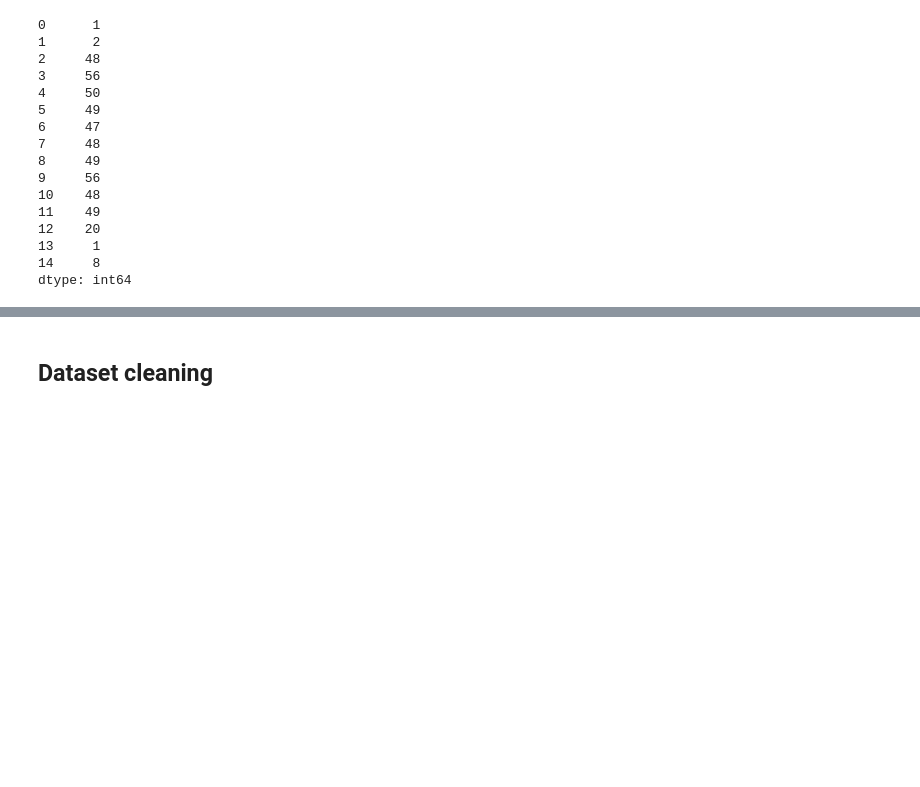
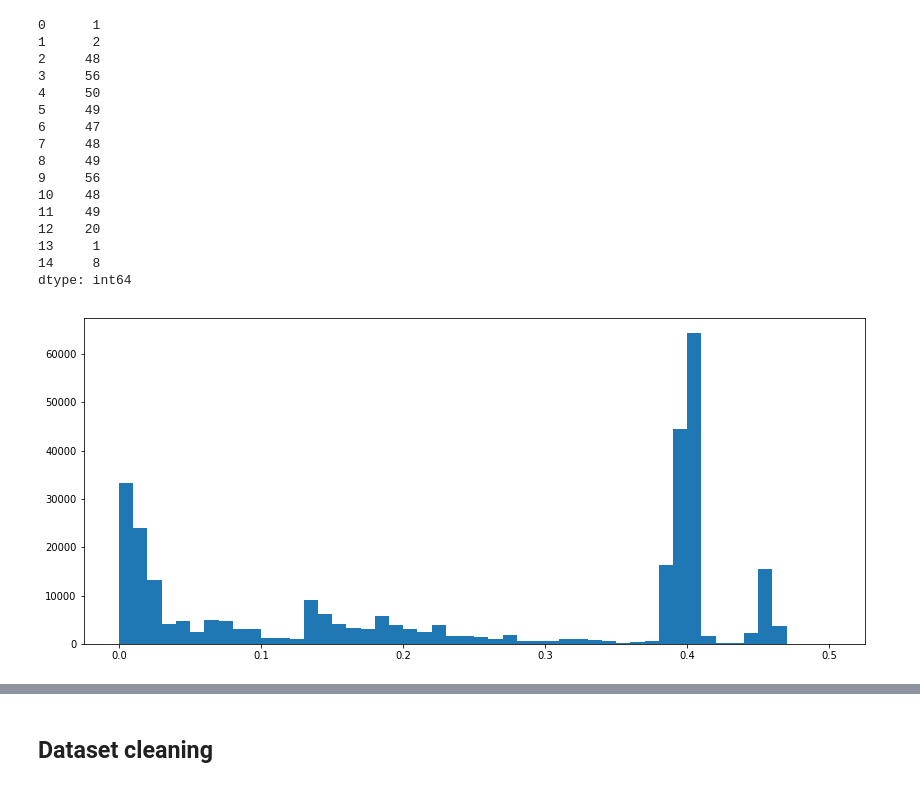
Before and after one commit to ChongFF/competitions, a Jupyter notebook: kaggle/home-credit-default-risk/Home Credit Default Risk - Basic EDA.ipynb, the cells around one changed output, grey strips where cells are left out. Drawn from its saved outputs; the diff is of its cells as text; code cells hidden in the pictures; blank space fills up the shorter version.

```diff
--- a/kaggle/home-credit-default-risk/Home Credit Default Risk - Basic EDA.ipynb
+++ b/kaggle/home-credit-default-risk/Home Credit Default Risk - Basic EDA.ipynb
@@ -127,3 +127,8 @@ train.isnull().sum(axis=1).head(15)
 13     1
 14     8
 dtype: int64
+# %%
+plt.figure(figsize=(14,6))
+_ = plt.hist(train.isnull().sum(axis=1).astype(float)/train.shape[1], bins=50)
+# %% [output]
+[figure, added]
```
Also changed, not shown: parts of 16 cells of this notebook.
